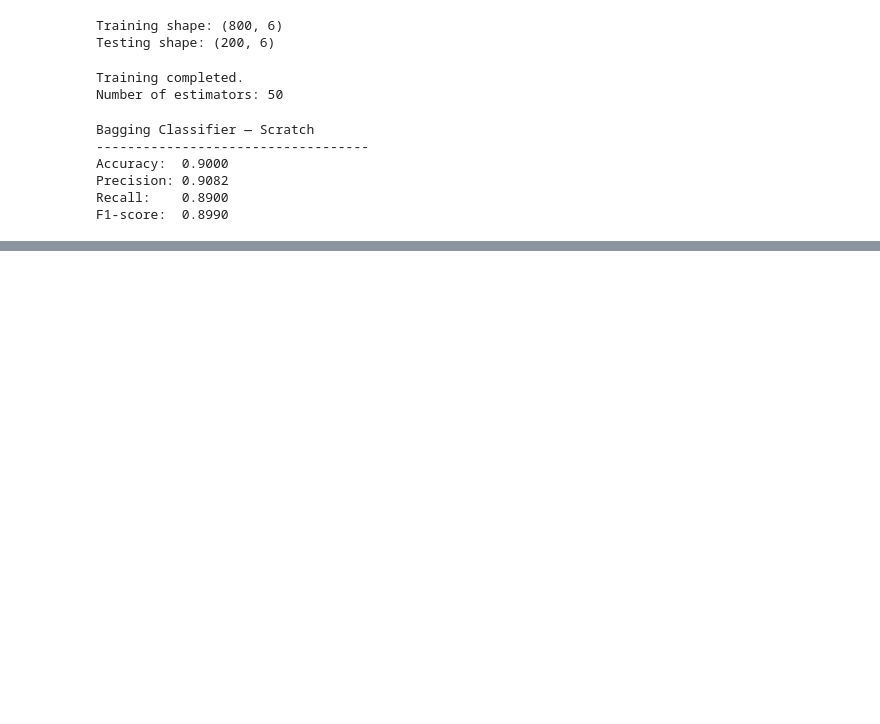
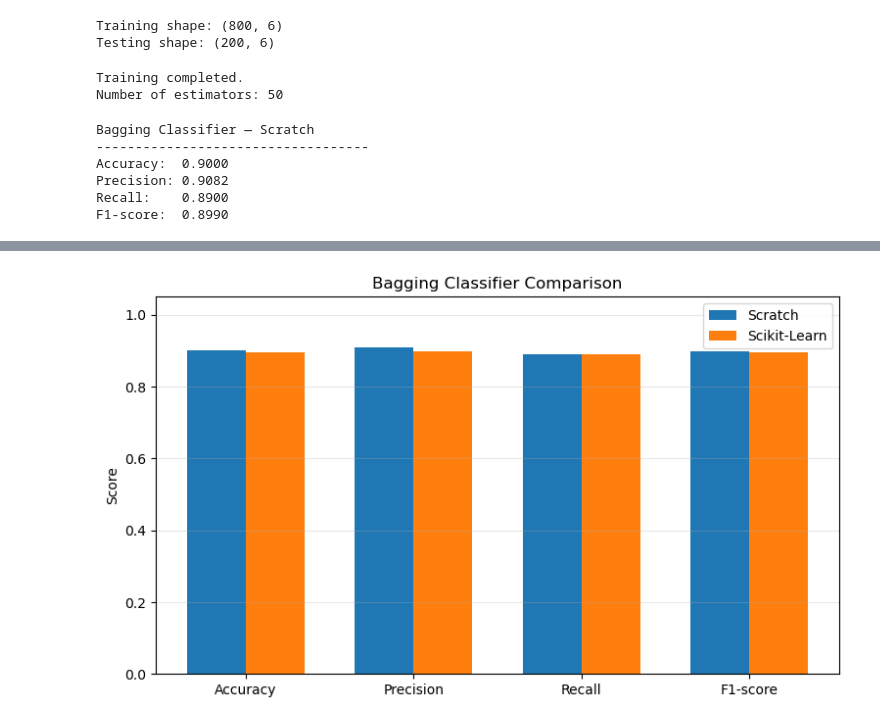
Before and after one commit to AHMAD-ALI5/machine-learning-from-scratch, a Jupyter notebook: machine-learning-from-scratch/ensemble learning/bagging.ipynb, the cells around one changed output, grey strips where cells are left out. Drawn from its saved outputs; the diff is of its cells as text; code cells hidden in the pictures; blank space fills up the shorter version.

```diff
--- a/machine-learning-from-scratch/ensemble learning/bagging.ipynb
+++ b/machine-learning-from-scratch/ensemble learning/bagging.ipynb
@@ -155,0 +238,20 @@ F1-score:  0.8990
+# %%
+metrics = ["Accuracy", "Precision", "Recall", "F1-score"]
+x = np.arange(len(metrics))
+width = 0.35
+
+scratch_values = results.loc["Bagging (Scratch)", metrics].values
+sklearn_values = results.loc["Bagging (Scikit-Learn)", metrics].values
+
+plt.figure(figsize=(9, 5))
+plt.bar(x - width / 2, scratch_values, width, label="Scratch")
+plt.bar(x + width / 2, sklearn_values, width, label="Scikit-Learn")
+plt.xticks(x, metrics)
+plt.ylim(0, 1.05)
+plt.ylabel("Score")
+plt.title("Bagging Classifier Comparison")
+plt.legend()
+plt.grid(axis="y", alpha=0.3)
+plt.show()
+# %% [output]
+[figure, added]
```
Also changed, not shown: parts of 4 cells of this notebook.
